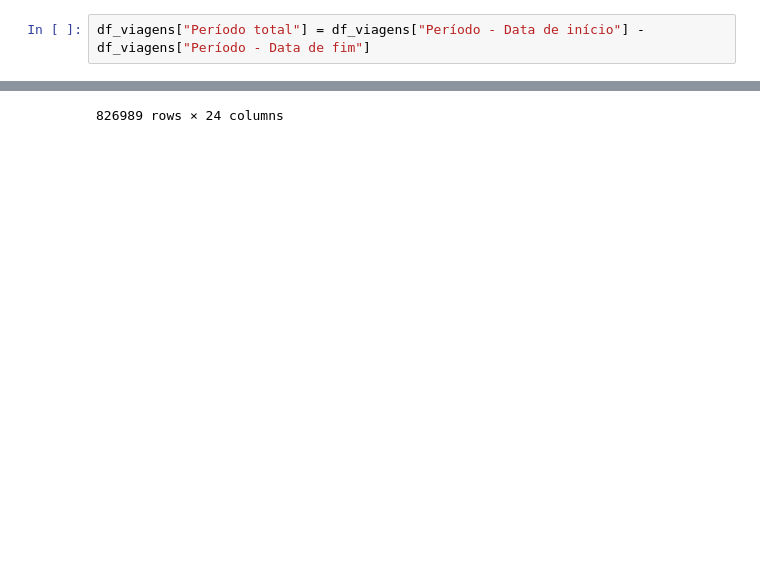
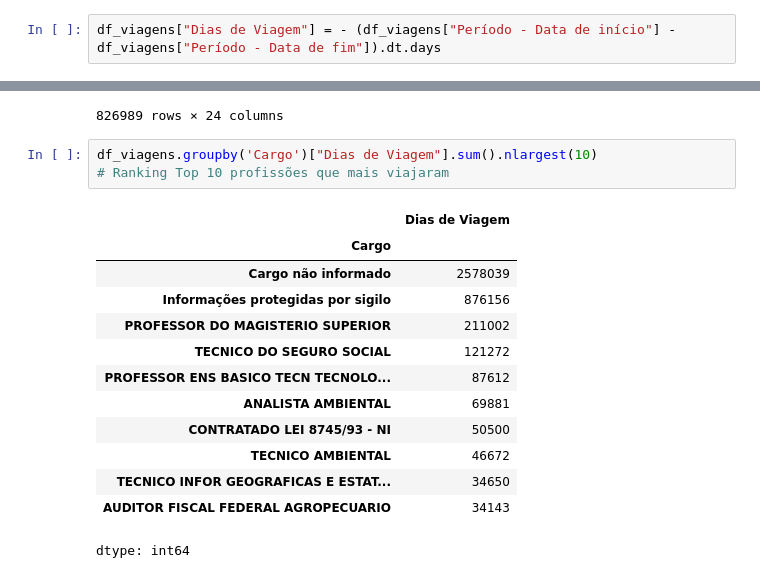
Before and after one commit to KevinMascarenhas/Analise_de_dados_treinos_e_estudos, a Jupyter notebook: AnáliseViagensMinistério_da_transparencia.ipynb, the cells around one changed output, grey strips where cells are left out. Cells and saved outputs as stored; diff of their text form; blank space fills up the shorter version.

```diff
--- a/AnáliseViagensMinistério_da_transparencia.ipynb
+++ b/AnáliseViagensMinistério_da_transparencia.ipynb
@@ -247,7 +249,7 @@ df_viagens
 df_viagens["Período - Data de início"] = pd.to_datetime(df_viagens["Período - Data de início"], format="%d/%m/%Y")
 df_viagens["Período - Data de fim"] = pd.to_datetime(df_viagens["Período - Data de fim"], format="%d/%m/%Y")
 # %%
-df_viagens["Período total"] = df_viagens["Período - Data de início"] - df_viagens["Período - Data de fim"]
+df_viagens["Dias de Viagem"] = - (df_viagens["Período - Data de início"] - df_viagens["Período - Data de fim"]).dt.days
 # %%
 df_viagens
 # %% [output]
@@ -264,3 +266,20 @@ df_viagens
 | 826987 | 2023001631 | Sem informaçã | Realizada | NÃO | Sem informação | ... |
 | 826988 | 2023001651 | Sem informaçã | Realizada | NÃO | Sem informação | ... |
 826989 rows × 24 columns
+# %%
+df_viagens.groupby('Cargo')["Dias de Viagem"].sum().nlargest(10)
+# Ranking Top 10 profissões que mais viajaram
+# %% [output]
+|  | Dias de Viagem |
+| Cargo |  |
+| Cargo não informado | 2578039 |
+| Informações protegidas por sigilo | 876156 |
+| PROFESSOR DO MAGISTERIO SUPERIOR | 211002 |
+| TECNICO DO SEGURO SOCIAL | 121272 |
+| PROFESSOR ENS BASICO TECN TECNOLO... | 87612 |
+| ANALISTA AMBIENTAL | 69881 |
+| CONTRATADO LEI 8745/93 - NI | 50500 |
+| TECNICO AMBIENTAL | 46672 |
+| TECNICO INFOR GEOGRAFICAS E ESTAT... | 34650 |
+| AUDITOR FISCAL FEDERAL AGROPECUARIO | 34143 |
+dtype: int64
```
Also changed, not shown: parts of 8 cells of this notebook.
